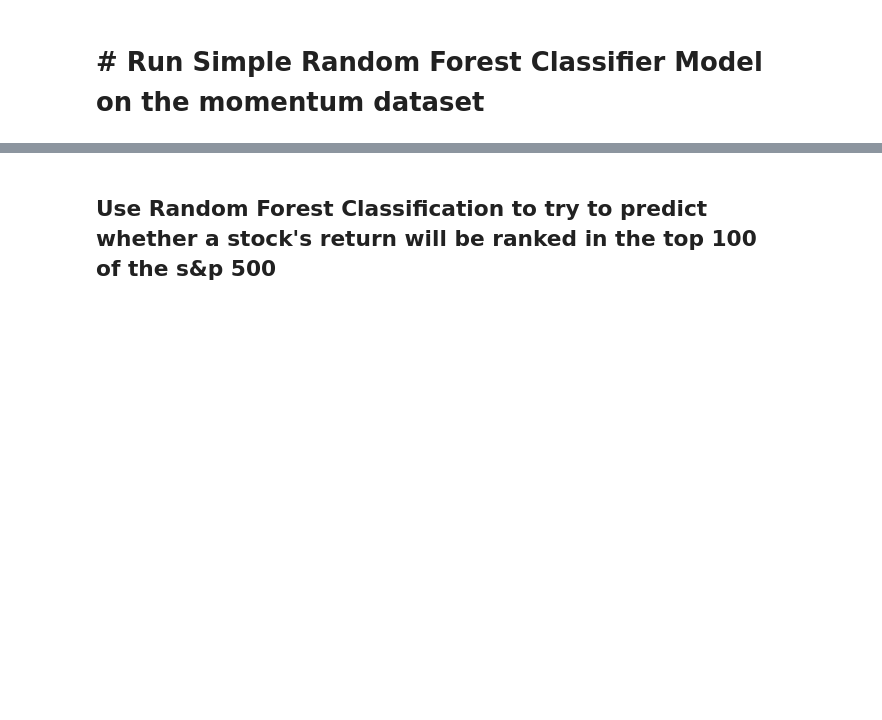
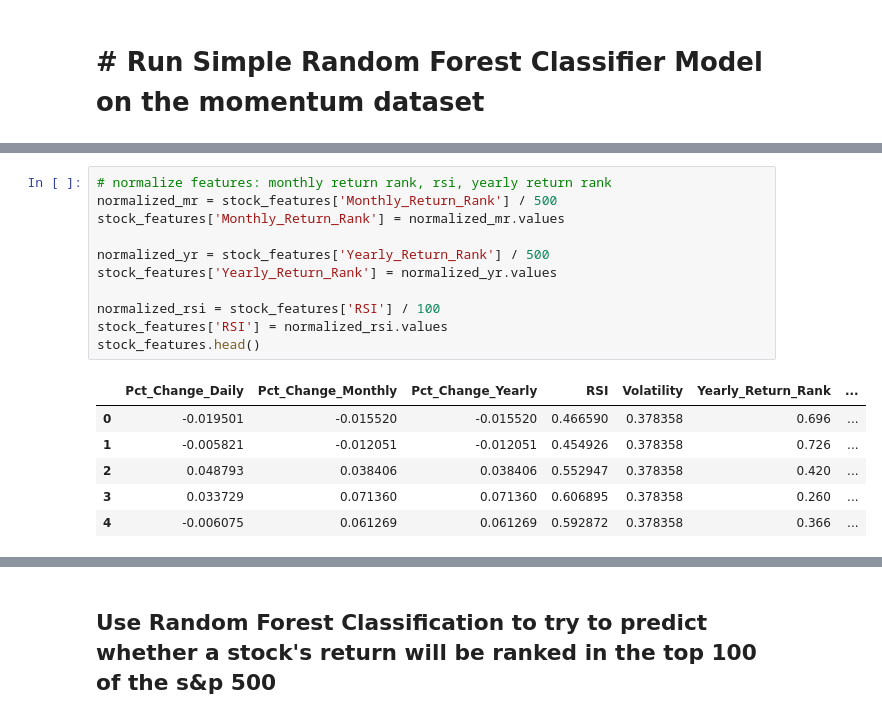
Before and after one commit to fagan2888/Passive-Stock-Fund-Optimization, a Jupyter notebook: basic-stock-return-classifier.ipynb, the cells around one changed output, grey strips where cells are left out. Drawn from its saved outputs; the diff is of its cells as text; blank space fills up the shorter version.

```diff
--- a/basic-stock-return-classifier.ipynb
+++ b/basic-stock-return-classifier.ipynb
@@ -85 +119,19 @@ stock_labels_isUp = df_stock[target_label_isUp]
+# %%
+# normalize features: monthly return rank, rsi, yearly return rank
+normalized_mr = stock_features['Monthly_Return_Rank'] / 500
+stock_features['Monthly_Return_Rank'] = normalized_mr.values
+
+normalized_yr = stock_features['Yearly_Return_Rank'] / 500
+stock_features['Yearly_Return_Rank'] = normalized_yr.values
+
+normalized_rsi = stock_features['RSI'] / 100
+stock_features['RSI'] = normalized_rsi.values
+stock_features.head()
+# %% [output]
+|  | Pct_Change_Daily | Pct_Change_Monthly | Pct_Change_Yearly | RSI | Volatility | Yearly_Return_Rank | ... |
+| 0 | -0.019501 | -0.015520 | -0.015520 | 0.466590 | 0.378358 | 0.696 | ... |
+| 1 | -0.005821 | -0.012051 | -0.012051 | 0.454926 | 0.378358 | 0.726 | ... |
+| 2 | 0.048793 | 0.038406 | 0.038406 | 0.552947 | 0.378358 | 0.420 | ... |
+| 3 | 0.033729 | 0.071360 | 0.071360 | 0.606895 | 0.378358 | 0.260 | ... |
+| 4 | -0.006075 | 0.061269 | 0.061269 | 0.592872 | 0.378358 | 0.366 | ... |
 # %%
```
Also changed, not shown: parts of 26 cells of this notebook.
